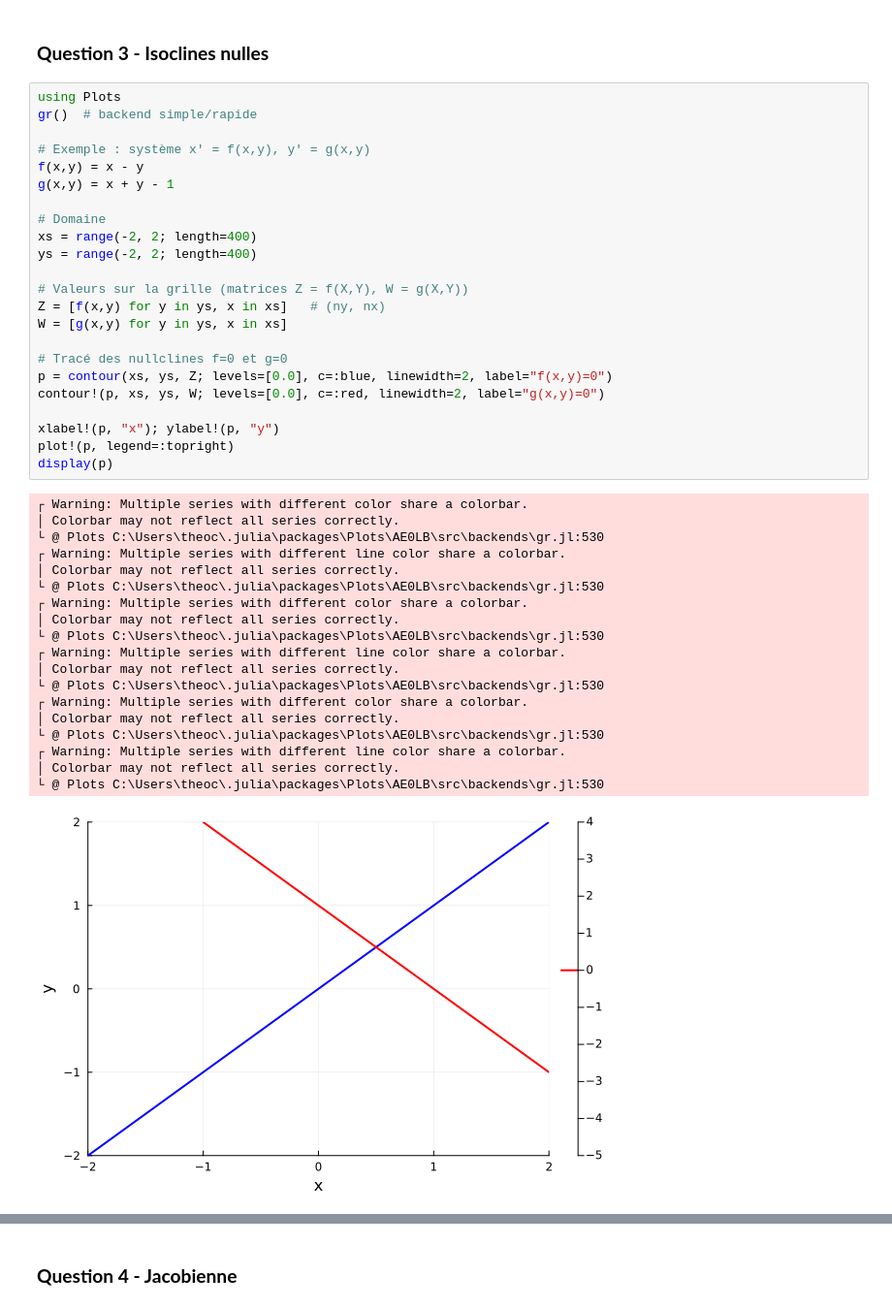
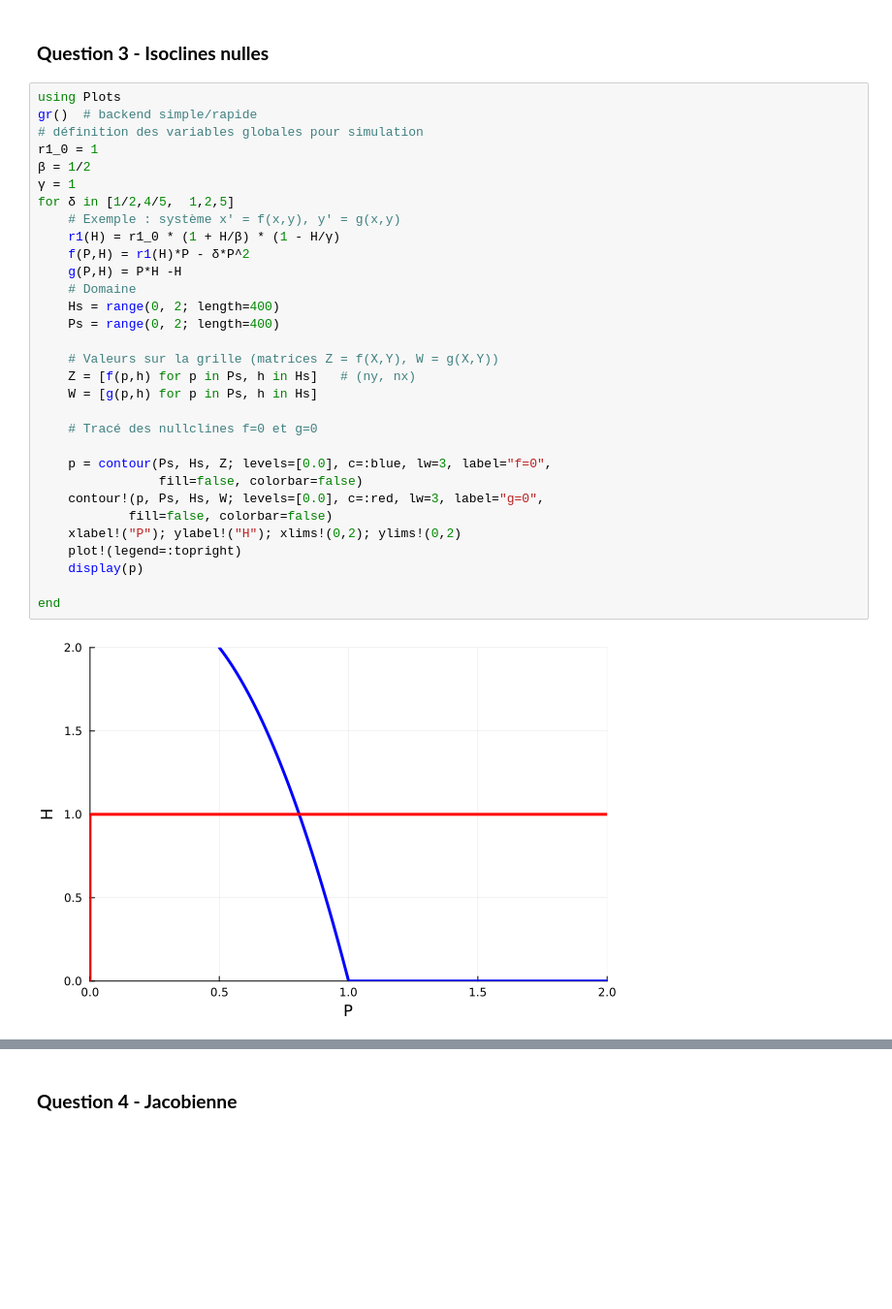
Before and after one commit to theocimino/BIO_PROJET, a Jupyter notebook: code/projet.ipynb, the cells around one changed output, grey strips where cells are left out. Shown at 97% size. Saved outputs shown, nothing was run; the diff lists cells and outputs as text; blank space fills up the shorter version.

Commit message:
q3 partiel, isoclines valeurs arbitraires de delta

```diff
--- a/code/projet.ipynb
+++ b/code/projet.ipynb
@@ -161,46 +161,36 @@ $$
 avec $r_1(H) = \frac{1}{m}r(H)$.
 # %% [markdown]
 ### **Question 3 - Isoclines nulles**
-# %%
-using Plots
-gr()  # backend simple/rapide
-
-# Exemple : système x' = f(x,y), y' = g(x,y)
-f(x,y) = x - y
-g(x,y) = x + y - 1
-
-# Domaine
-xs = range(-2, 2; length=400)
-ys = range(-2, 2; length=400)
-
-# Valeurs sur la grille (matrices Z = f(X,Y), W = g(X,Y))
-Z = [f(x,y) for y in ys, x in xs]   # (ny, nx)
-W = [g(x,y) for y in ys, x in xs]
-
-# Tracé des nullclines f=0 et g=0
-p = contour(xs, ys, Z; levels=[0.0], c=:blue, linewidth=2, label="f(x,y)=0")
-contour!(p, xs, ys, W; levels=[0.0], c=:red, linewidth=2, label="g(x,y)=0")
-
-xlabel!(p, "x"); ylabel!(p, "y")
-plot!(p, legend=:topright)
-display(p)
-# %% [output]
-┌ Warning: Multiple series with different color share a colorbar.
-│ Colorbar may not reflect all series correctly.
-└ @ Plots C:\Users\theoc\.julia\packages\Plots\AE0LB\src\backends\gr.jl:530
-┌ Warning: Multiple series with different line color share a colorbar.
-│ Colorbar may not reflect all series correctly.
-└ @ Plots C:\Users\theoc\.julia\packages\Plots\AE0LB\src\backends\gr.jl:530
-┌ Warning: Multiple series with different color share a colorbar.
-│ Colorbar may not reflect all series correctly.
-└ @ Plots C:\Users\theoc\.julia\packages\Plots\AE0LB\src\backends\gr.jl:530
-┌ Warning: Multiple series with different line color share a colorbar.
-│ Colorbar may not reflect all series correctly.
-└ @ Plots C:\Users\theoc\.julia\packages\Plots\AE0LB\src\backends\gr.jl:530
-┌ Warning: Multiple series with different color share a colorbar.
-│ Colorbar may not reflect all series correctly.
-└ @ Plots C:\Users\theoc\.julia\packages\Plots\AE0LB\src\backends\gr.jl:530
-┌ Warning: Multiple series with different line color share a colorbar.
-│ Colorbar may not reflect all series correctly.
-└ @ Plots C:\Users\theoc\.julia\packages\Plots\AE0LB\src\backends\gr.jl:530
-[figure, removed]
+# %%
+using Plots
+gr()  # backend simple/rapide
+# définition des variables globales pour simulation
+r1_0 = 1
+β = 1/2
+γ = 1
+for δ in [1/2,4/5,  1,2,5]
+    # Exemple : système x' = f(x,y), y' = g(x,y)
+    r1(H) = r1_0 * (1 + H/β) * (1 - H/γ)
+    f(P,H) = r1(H)*P - δ*P^2
+    g(P,H) = P*H -H
+    # Domaine
+    Hs = range(0, 2; length=400)
+    Ps = range(0, 2; length=400)
+
+    # Valeurs sur la grille (matrices Z = f(X,Y), W = g(X,Y))
+    Z = [f(p,h) for p in Ps, h in Hs]   # (ny, nx)
+    W = [g(p,h) for p in Ps, h in Hs]
+
+    # Tracé des nullclines f=0 et g=0
+
+    p = contour(Ps, Hs, Z; levels=[0.0], c=:blue, lw=3, label="f=0",
+                fill=false, colorbar=false)
+    contour!(p, Ps, Hs, W; levels=[0.0], c=:red, lw=3, label="g=0",
+            fill=false, colorbar=false)
+    xlabel!("P"); ylabel!("H"); xlims!(0,2); ylims!(0,2)
+    plot!(legend=:topright)
+    display(p)
+
+end
+# %% [output]
+[figure, added]
```
Also changed, not shown: parts of 2 cells of this notebook.
